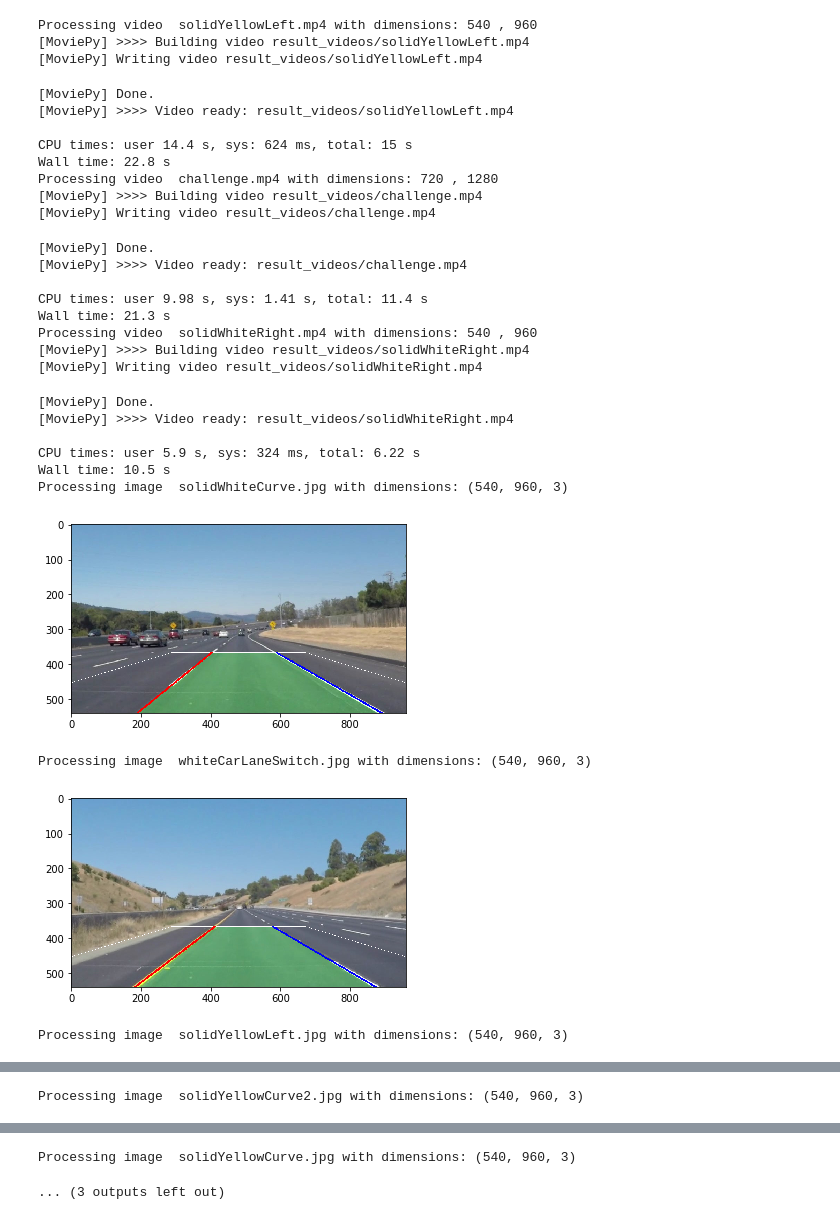
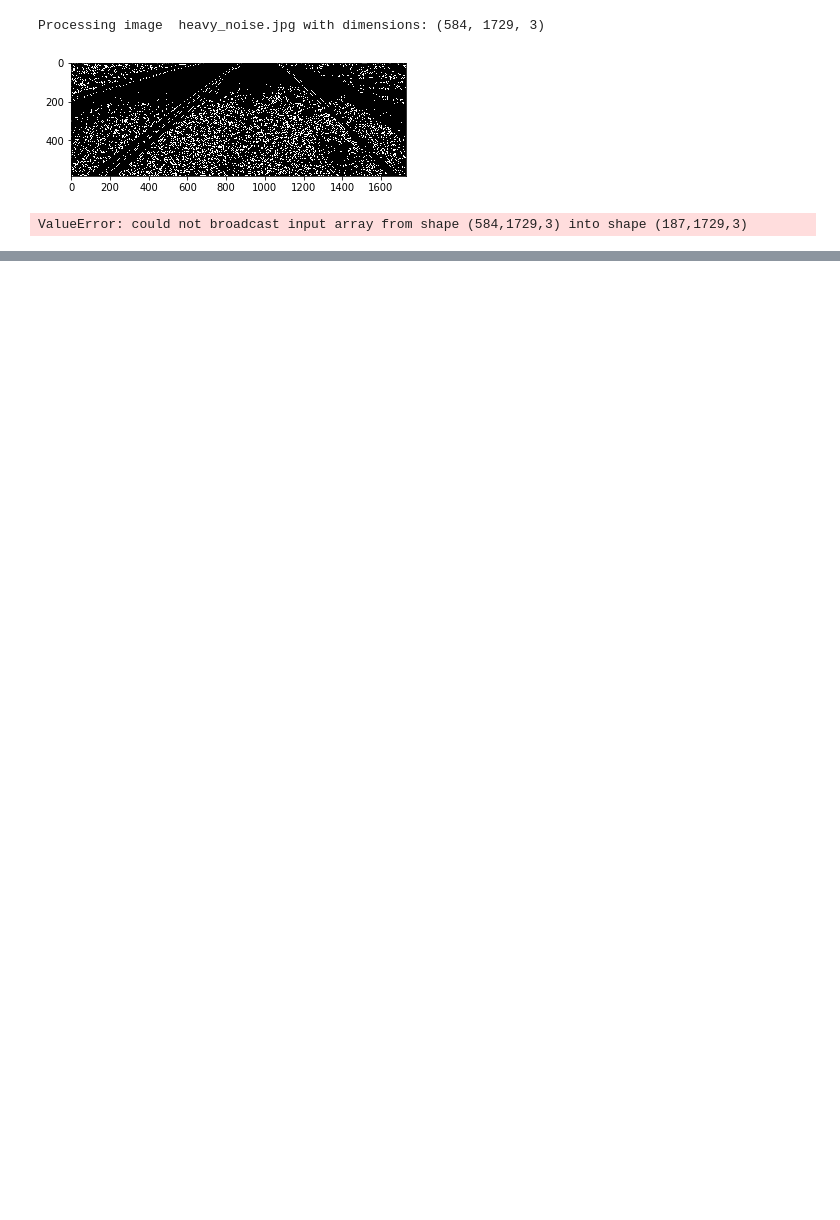
Before and after one commit to suravarapusuryakiran/CarND-P01-LaneLines, a Jupyter notebook: P1.ipynb, the cells around one changed output, grey strips where cells are left out. Saved outputs shown, nothing was run; the diff lists cells and outputs as text; code cells hidden in the pictures; blank space fills up the shorter version.

```diff
--- a/P1.ipynb
+++ b/P1.ipynb
@@ -36,7 +36,7 @@ def slice(image, bounds):
     return (sliced)
 # %%
 # Returns min distance map (as grey scale) to an array of target colors
-def distance_map(image, threshold=127, colors=np.array([[255, 186, 51], [255, 255, 255]], np.uint8)):
+def distance_map(image, threshold=127, colors=np.array([[245, 171, 48], [255, 255, 255]], np.uint8)):
     flat = image.reshape(-1, 3)
     d_field = cdist(flat, colors)
     d_field_thres = np.insert(d_field, 0, threshold, axis=1)
@@ -271,7 +271,7 @@ def select_lanes(groups):
 # Draws a given hough list of lines or selected lanes over an image
 def line_overlay(image, area_of_interest, lines=None, lanes=None, width=3):
     overlay = np.copy(image)
-    area_of_interest.draw(overlay)
+    #area_of_interest.draw(overlay)
     vp = area_of_interest.vp
 
     if lanes != None:
@@ -493,11 +493,11 @@ class ImageProcessor:
         #display_image(norm, 'normalized.jpg')
 
         # Run Edge detection
-        gray = detect_edges(gray, 40, 80, kernel_size)
-        #display_image(gray, 'edges.jpg')
+        gray = detect_edges(gray, 50, 150, kernel_size)
+        display_image(gray, 'edges.jpg')
 
         # Run hough lines within mask
-        lines = hough_lines(rgb, gray, gray_mask, 1, np.pi / 90, 10, 20, 15)
+        lines = hough_lines(rgb, gray, gray_mask, 2, np.pi / 90, 10, 20, 15)
         line_image = line_overlay(rgb, self.area_of_interest, lines, None, 2)
         #display_image(line_image, 'lines.jpg')
 
@@ -516,7 +516,7 @@ class ImageProcessor:
 
         # Smooth filter lanes
         llane, rlane = self.filter_lanes(llane, rlane)
-        rgb = area_overlay(rgb, (llane, rlane))
+        #rgb = area_overlay(rgb, (llane, rlane))
         rgb = line_overlay(rgb, self.area_of_interest, None, (llane, rlane), 3)
         #display_image(rgb, 'lane_area.jpg')
 
@@ -550,43 +550,18 @@ def mark_image(indir, outdir, filename):
     display_image(image, outdir + filename)
 # %%
 ##############################################################################
-
+mark_image("examples/", "result_images/", "heavy_noise.jpg")
 #Process all vidoes in 'test_videos' and put them to 'result_videos'
-videos = os.listdir("test_videos/")
-for video in videos:
-    mark_video("test_videos/", "result_videos/", video)
+#videos = os.listdir("test_videos/")
+#for video in videos:
+#   mark_video("test_videos/", "result_videos/", video)
 
 #Process all images in 'test_images' and put them to 'result_images'
-images = os.listdir("test_images/")
-for image in images:
-    mark_image("test_images/", "result_images/", image)
+#images = os.listdir("test_images/")
+#for image in images:
+#    if image.endswith(".jpg"):
+#        mark_image("test_images/", "result_images/", image)
 # %% [output]
-Processing video  solidYellowLeft.mp4 with dimensions: 540 , 960
-[MoviePy] >>>> Building video result_videos/solidYellowLeft.mp4
-[MoviePy] Writing video result_videos/solidYellowLeft.mp4
+Processing image  heavy_noise.jpg with dimensions: (584, 1729, 3)
+[figure, new version]
-[MoviePy] Done.
-[MoviePy] >>>> Video ready: result_videos/solidYellowLeft.mp4
-
-CPU times: user 14.4 s, sys: 624 ms, total: 15 s
-Wall time: 22.8 s
-Processing video  challenge.mp4 with dimensions: 720 , 1280
-[MoviePy] >>>> Building video result_videos/challenge.mp4
-[MoviePy] Writing video result_videos/challenge.mp4
+ValueError: could not broadcast input array from shape (584,1729,3) into shape (187,1729,3)
-[MoviePy] Done.
-[MoviePy] >>>> Video ready: result_videos/challenge.mp4
-
-CPU times: user 9.98 s, sys: 1.41 s, total: 11.4 s
-Wall time: 21.3 s
-Processing video  solidWhiteRight.mp4 with dimensions: 540 , 960
-[MoviePy] >>>> Building video result_videos/solidWhiteRight.mp4
-[MoviePy] Writing video result_videos/solidWhiteRight.mp4
-[MoviePy] Done.
-[MoviePy] >>>> Video ready: result_videos/solidWhiteRight.mp4
-
-CPU times: user 5.9 s, sys: 324 ms, total: 6.22 s
-Wall time: 10.5 s
-Processing image  solidWhiteCurve.jpg with dimensions: (540, 960, 3)
-[figure, old version]
-Processing image  whiteCarLaneSwitch.jpg with dimensions: (540, 960, 3)
-[figure, removed]
-Processing image  solidYellowLeft.jpg with dimensions: (540, 960, 3)
@@ -594 +567,0 @@ Processing image  solidYellowLeft.jpg with dimensions: (540, 960, 3)
-Processing image  solidYellowCurve2.jpg with dimensions: (540, 960, 3)
@@ -596,2 +567,0 @@ Processing image  solidYellowCurve2.jpg with dimensions: (540, 960, 3)
-Processing image  solidYellowCurve.jpg with dimensions: (540, 960, 3)
-... (3 outputs left out)
```
Also changed, not shown: parts of 1 cell of this notebook, 19 other files.
